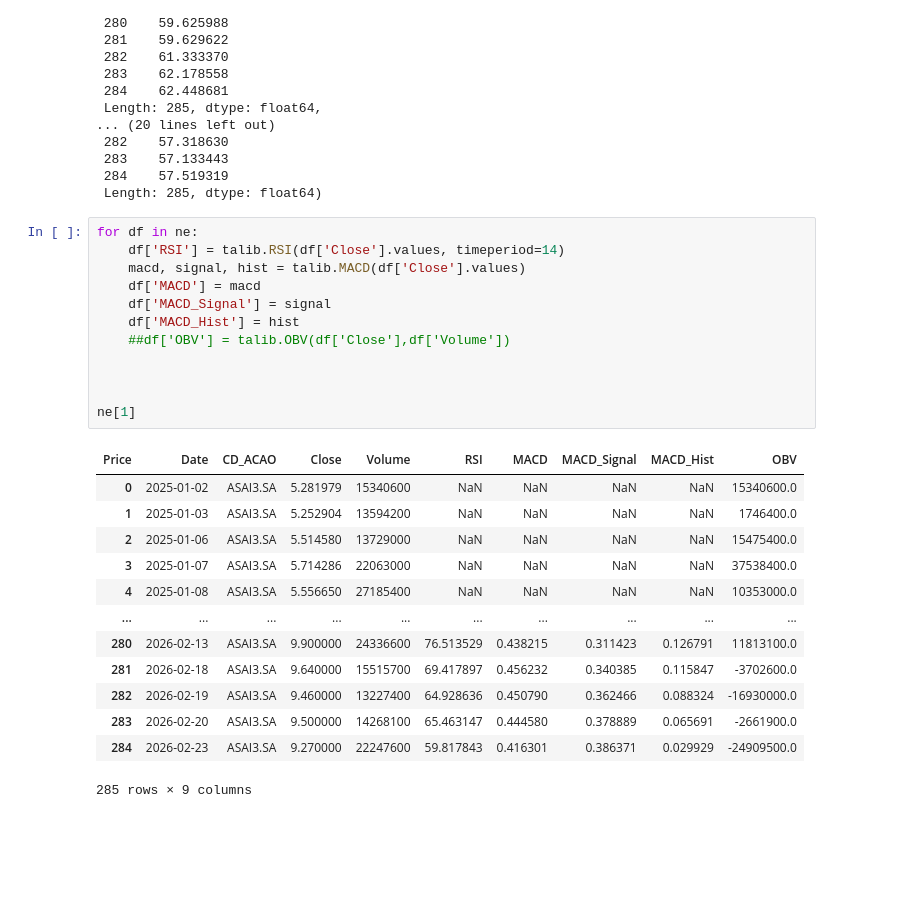
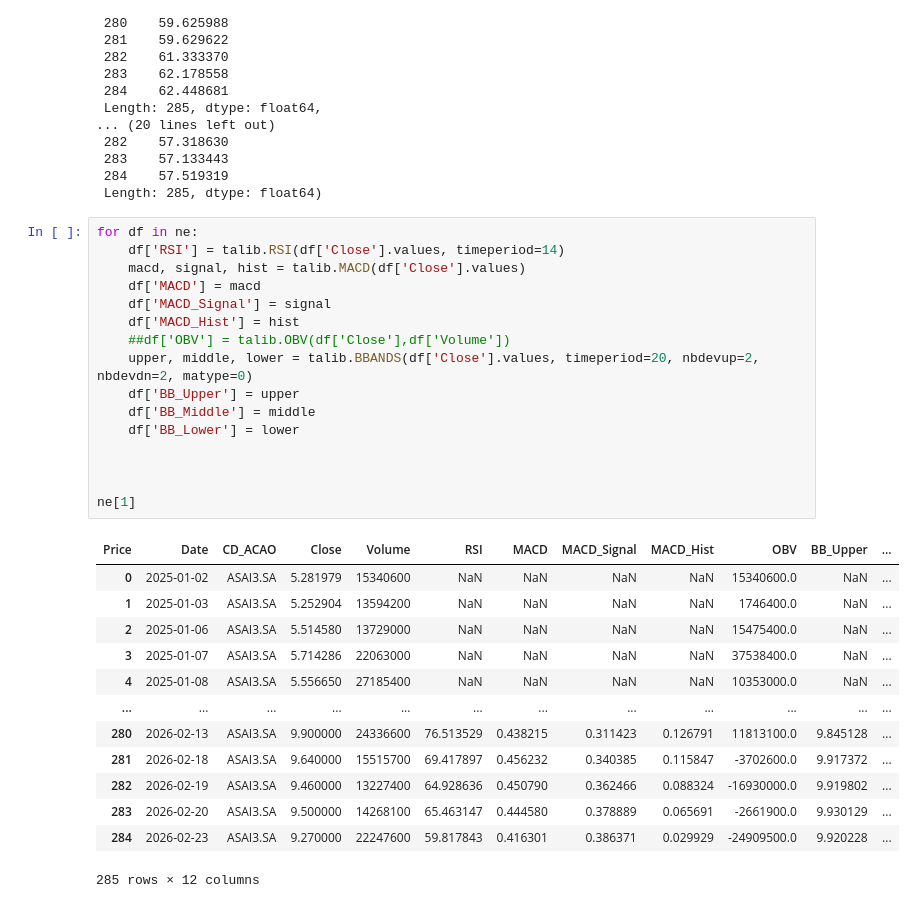
Before and after one commit to Rodri310/TCC_E, a Jupyter notebook: coleta de dados tcc.ipynb, the cells around one changed output. Cells and saved outputs as stored; diff of their text form; blank space fills up the shorter version.

```diff
--- a/coleta de dados tcc.ipynb
+++ b/coleta de dados tcc.ipynb
@@ -95,26 +95,30 @@ talib.BBANDS(df['Close'])
 # %%
 for df in ne:
     df['RSI'] = talib.RSI(df['Close'].values, timeperiod=14)
     macd, signal, hist = talib.MACD(df['Close'].values)
     df['MACD'] = macd
     df['MACD_Signal'] = signal
     df['MACD_Hist'] = hist
     ##df['OBV'] = talib.OBV(df['Close'],df['Volume'])
+    upper, middle, lower = talib.BBANDS(df['Close'].values, timeperiod=20, nbdevup=2, nbdevdn=2, matype=0)
+    df['BB_Upper'] = upper
+    df['BB_Middle'] = middle
+    df['BB_Lower'] = lower
 
 
 
 ne[1]
 # %% [output]
-| Price | Date | CD_ACAO | Close | Volume | RSI | MACD | MACD_Signal | MACD_Hist | OBV |
-| 0 | 2025-01-02 | ASAI3.SA | 5.281979 | 15340600 | NaN | NaN | NaN | NaN | 15340600.0 |
-| 1 | 2025-01-03 | ASAI3.SA | 5.252904 | 13594200 | NaN | NaN | NaN | NaN | 1746400.0 |
-| 2 | 2025-01-06 | ASAI3.SA | 5.514580 | 13729000 | NaN | NaN | NaN | NaN | 15475400.0 |
-| 3 | 2025-01-07 | ASAI3.SA | 5.714286 | 22063000 | NaN | NaN | NaN | NaN | 37538400.0 |
-| 4 | 2025-01-08 | ASAI3.SA | 5.556650 | 27185400 | NaN | NaN | NaN | NaN | 10353000.0 |
-| ... | ... | ... | ... | ... | ... | ... | ... | ... | ... |
-| 280 | 2026-02-13 | ASAI3.SA | 9.900000 | 24336600 | 76.513529 | 0.438215 | 0.311423 | 0.126791 | 11813100.0 |
-| 281 | 2026-02-18 | ASAI3.SA | 9.640000 | 15515700 | 69.417897 | 0.456232 | 0.340385 | 0.115847 | -3702600.0 |
-| 282 | 2026-02-19 | ASAI3.SA | 9.460000 | 13227400 | 64.928636 | 0.450790 | 0.362466 | 0.088324 | -16930000.0 |
-| 283 | 2026-02-20 | ASAI3.SA | 9.500000 | 14268100 | 65.463147 | 0.444580 | 0.378889 | 0.065691 | -2661900.0 |
-| 284 | 2026-02-23 | ASAI3.SA | 9.270000 | 22247600 | 59.817843 | 0.416301 | 0.386371 | 0.029929 | -24909500.0 |
+| Price | Date | CD_ACAO | Close | Volume | RSI | MACD | MACD_Signal | MACD_Hist | OBV | BB_Upper | ... |
+| 0 | 2025-01-02 | ASAI3.SA | 5.281979 | 15340600 | NaN | NaN | NaN | NaN | 15340600.0 | NaN | ... |
+| 1 | 2025-01-03 | ASAI3.SA | 5.252904 | 13594200 | NaN | NaN | NaN | NaN | 1746400.0 | NaN | ... |
+| 2 | 2025-01-06 | ASAI3.SA | 5.514580 | 13729000 | NaN | NaN | NaN | NaN | 15475400.0 | NaN | ... |
+| 3 | 2025-01-07 | ASAI3.SA | 5.714286 | 22063000 | NaN | NaN | NaN | NaN | 37538400.0 | NaN | ... |
+| 4 | 2025-01-08 | ASAI3.SA | 5.556650 | 27185400 | NaN | NaN | NaN | NaN | 10353000.0 | NaN | ... |
+| ... | ... | ... | ... | ... | ... | ... | ... | ... | ... | ... | ... |
+| 280 | 2026-02-13 | ASAI3.SA | 9.900000 | 24336600 | 76.513529 | 0.438215 | 0.311423 | 0.126791 | 11813100.0 | 9.845128 | ... |
+| 281 | 2026-02-18 | ASAI3.SA | 9.640000 | 15515700 | 69.417897 | 0.456232 | 0.340385 | 0.115847 | -3702600.0 | 9.917372 | ... |
+| 282 | 2026-02-19 | ASAI3.SA | 9.460000 | 13227400 | 64.928636 | 0.450790 | 0.362466 | 0.088324 | -16930000.0 | 9.919802 | ... |
+| 283 | 2026-02-20 | ASAI3.SA | 9.500000 | 14268100 | 65.463147 | 0.444580 | 0.378889 | 0.065691 | -2661900.0 | 9.930129 | ... |
+| 284 | 2026-02-23 | ASAI3.SA | 9.270000 | 22247600 | 59.817843 | 0.416301 | 0.386371 | 0.029929 | -24909500.0 | 9.920228 | ... |
-285 rows × 9 columns
+285 rows × 12 columns
```
Also changed, not shown: parts of 1 cell of this notebook, 1 other file.
